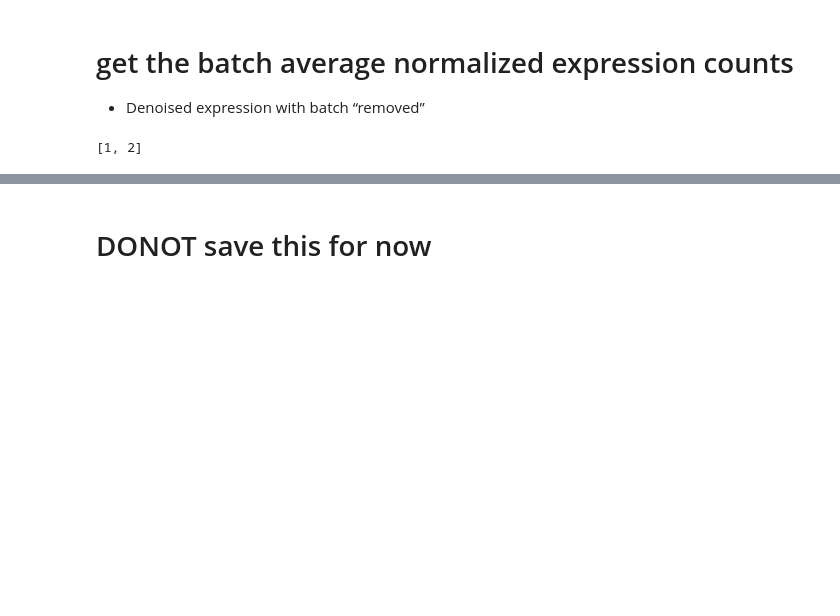
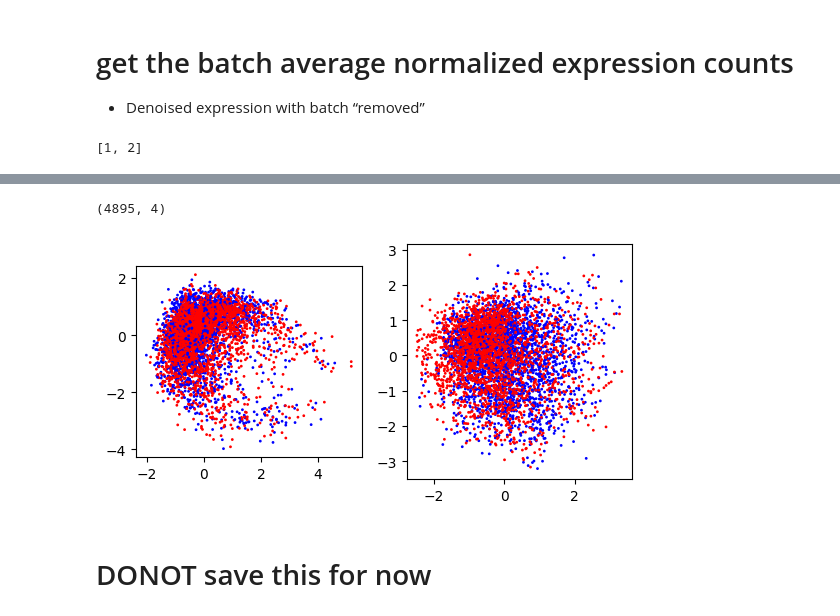
Before and after one commit to AllenNeuralDynamics/LCNE_transcriptomics_preprocess, a Jupyter notebook: notebooks/snRNA_batchcorrection_savesex.ipynb, the cells around one changed output, grey strips where cells are left out. Saved outputs shown, nothing was run; the diff lists cells and outputs as text; code cells hidden in the pictures; blank space fills up the shorter version.

```diff
--- a/notebooks/snRNA_batchcorrection_savesex.ipynb
+++ b/notebooks/snRNA_batchcorrection_savesex.ipynb
@@ -128,0 +146,23 @@ NameError: name 'sc' is not defined
+# %%
+
+X_pca = np.asarray(adata_sc_BN.obsm['X_pca'])
+X_scvi = np.asarray(adata_sc_BN.obsm[SCVI_LATENT_KEY])
+
+y = (np.asarray(adata_sc_BN.obs['actualsex']) == 'F').astype(int)
+
+for X in [X_pca, X_scvi]:
+
+    print('=====')
+    Xtr, Xte, ytr, yte = train_test_split(X, y, test_size=0.2, stratify=y, random_state=0)
+    clf = make_pipeline(StandardScaler(), LogisticRegression(max_iter=10000))
+    clf.fit(Xtr, ytr)
+    p = clf.predict_proba(Xte)[:, 1]
+    yhat = (p >= 0.5).astype(int)
+    print("accuracy:", accuracy_score(yte, yhat))
+    print("roc_auc:", roc_auc_score(yte, p))
+    print("confusion_matrix:\n", confusion_matrix(yte, yhat))
+
+
+    scores = cross_val_score(make_pipeline(StandardScaler(), LogisticRegression(max_iter=1000)),
+                             X, y, cv=5, scoring="roc_auc")
+    print("cv_roc_auc_mean:", scores.mean())
@@ -129,2 +184,11 @@ NameError: name 'sc' is not defined
+# %%
+X_scvi.shape
+# %% [output]
+(4895, 4)
+# %%
+plt.subplot(1,2,1);plt.scatter(X_scvi[:,0], X_scvi[:,1], c = y, s=1, cmap ='bwr');plt.gca().set_aspect('equal')
+plt.subplot(1,2,2);plt.scatter(X_scvi[:,2], X_scvi[:,3], c = y, s=1, cmap ='bwr');plt.gca().set_aspect('equal')
+# %% [output]
+[figure, added]
 # %% [markdown]
 # DONOT save this for now
```
Also changed, not shown: parts of 11 cells of this notebook, 2 other files.
